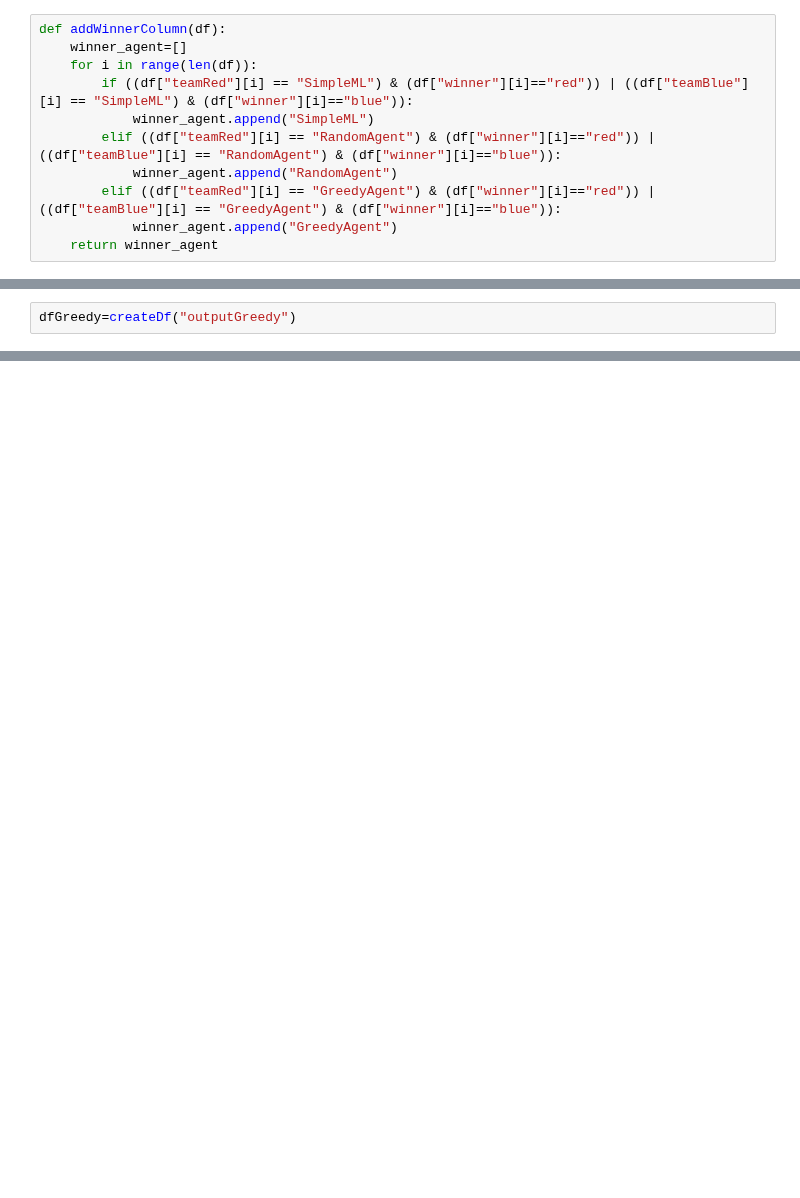
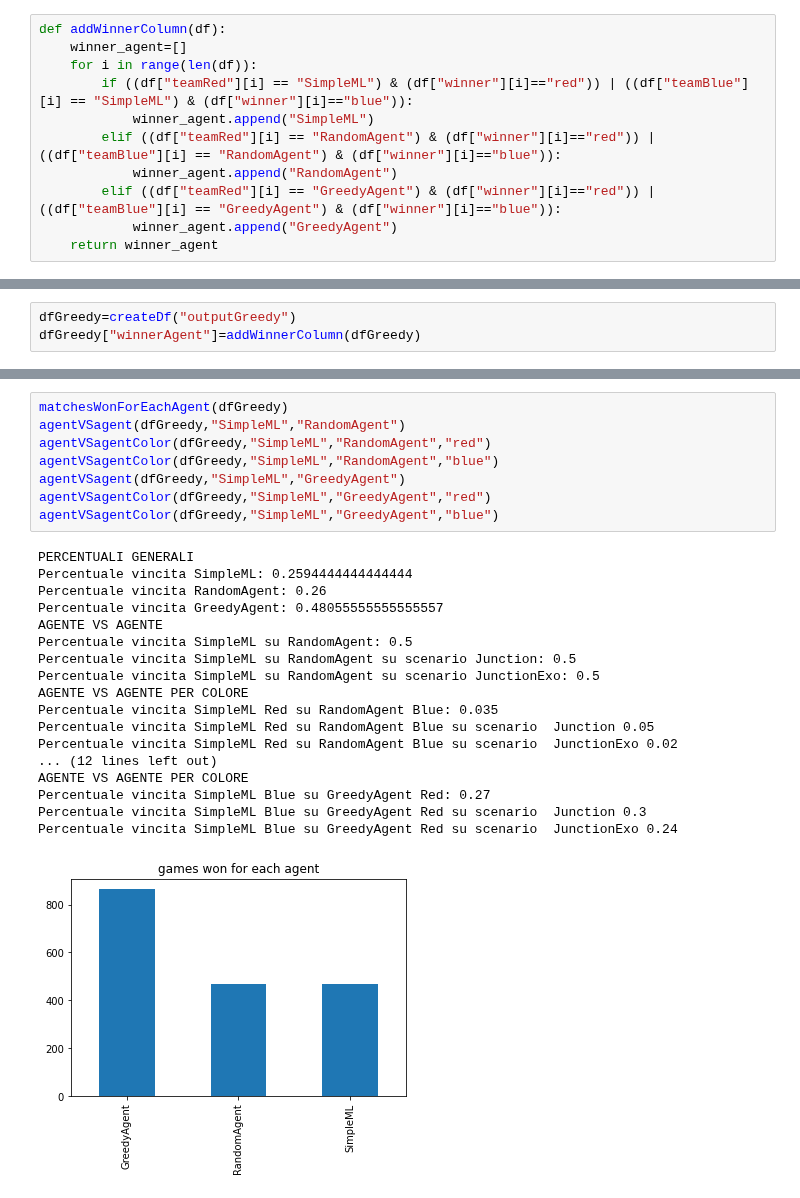
Before and after one commit to IDSIA/NewTechnoWar, a Jupyter notebook: code/Presentazione12Novembre.ipynb, the cells around one changed output, grey strips where cells are left out. Saved outputs shown, nothing was run; the diff lists cells and outputs as text; blank space fills up the shorter version.

```diff
--- a/code/Presentazione12Novembre.ipynb
+++ b/code/Presentazione12Novembre.ipynb
@@ -41,4 +95,5 @@ dfAll=createDf("outputAll")
 # %%
 dfGreedy=createDf("outputGreedy")
+dfGreedy["winnerAgent"]=addWinnerColumn(dfGreedy)
 # %%
 dfGreedyRandom=createDf("outputRandomGreedy")
@@ -116,0 +134,27 @@ Percentuale vincita GreedyAgent: 0.43
+# %%
+matchesWonForEachAgent(dfGreedy)
+agentVSagent(dfGreedy,"SimpleML","RandomAgent")
+agentVSagentColor(dfGreedy,"SimpleML","RandomAgent","red")
+agentVSagentColor(dfGreedy,"SimpleML","RandomAgent","blue")
+agentVSagent(dfGreedy,"SimpleML","GreedyAgent")
+agentVSagentColor(dfGreedy,"SimpleML","GreedyAgent","red")
+agentVSagentColor(dfGreedy,"SimpleML","GreedyAgent","blue")
+# %% [output]
+PERCENTUALI GENERALI
+Percentuale vincita SimpleML: 0.2594444444444444
+Percentuale vincita RandomAgent: 0.26
+Percentuale vincita GreedyAgent: 0.48055555555555557
+AGENTE VS AGENTE
+Percentuale vincita SimpleML su RandomAgent: 0.5
+Percentuale vincita SimpleML su RandomAgent su scenario Junction: 0.5
+Percentuale vincita SimpleML su RandomAgent su scenario JunctionExo: 0.5
+AGENTE VS AGENTE PER COLORE
+Percentuale vincita SimpleML Red su RandomAgent Blue: 0.035
+Percentuale vincita SimpleML Red su RandomAgent Blue su scenario  Junction 0.05
+Percentuale vincita SimpleML Red su RandomAgent Blue su scenario  JunctionExo 0.02
+... (12 lines left out)
+AGENTE VS AGENTE PER COLORE
+Percentuale vincita SimpleML Blue su GreedyAgent Red: 0.27
+Percentuale vincita SimpleML Blue su GreedyAgent Red su scenario  Junction 0.3
+Percentuale vincita SimpleML Blue su GreedyAgent Red su scenario  JunctionExo 0.24
+[figure, added]
```
Also changed, not shown: parts of 17 cells of this notebook, 2 other files.
